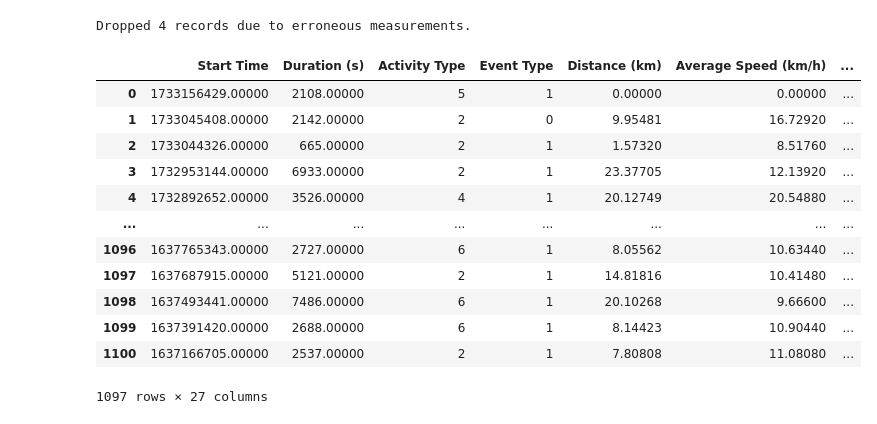
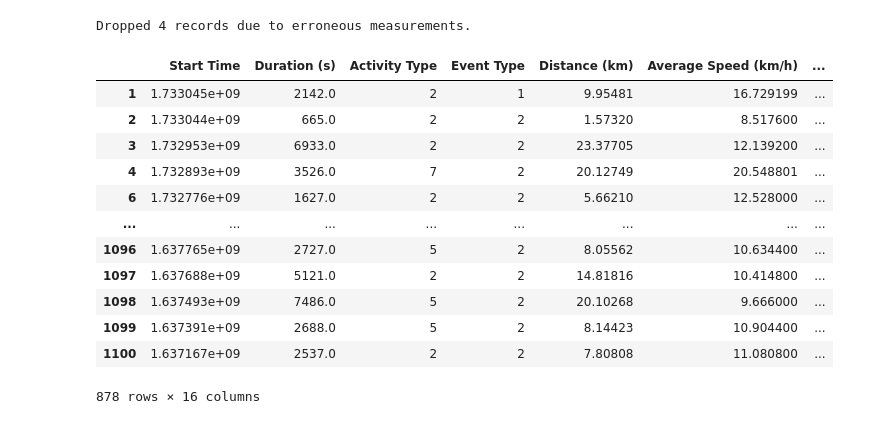
Before and after one commit to fkuper/running-time-predictor, a Jupyter notebook: running_time_predictor.ipynb, the cells around one changed output. Saved outputs shown, nothing was run; the diff lists cells and outputs as text; code cells hidden in the pictures.

```diff
--- a/running_time_predictor.ipynb
+++ b/running_time_predictor.ipynb
@@ -40,60 +40,49 @@ for index, event_type in enumerate(event_types):
     event_type_to_int[event_type] = index
 # %%
 from datetime import timezone, datetime
-from sklearn import preprocessing
 
 # do any conversions that are required for feeding the data into our model
 
 # convert duration column to total seconds
 df['Duration (h:m:s)'] = df['Duration (h:m:s)'].apply(lambda td: td.total_seconds())
 df.rename(columns={'Duration (h:m:s)': 'Duration (s)'}, inplace=True)
 
 # convert string columns into numbers
 df['Activity Type'] = df['Activity Type'].apply(lambda act: activity_type_to_int[act])
 df['Event Type'] = df['Event Type'].apply(lambda evt: event_type_to_int[evt])
 
 # convert Start Time to UTC timestamp
 df['Start Time'] = df['Start Time'].apply(lambda dt: dt.replace(tzinfo=timezone.utc).timestamp())
 
 # fill all NaN values with a 0
 df.fillna(0, inplace=True)
 
-# dropping End Time column since it is not relevant for training the model
-df.drop(columns='End Time', inplace=True)
+# dropping columns irrelevant to training the model
+columns_to_drop = ['Min. Temp (°C)', 'Max. Temp (°C)', 'Stride Length', 'Steps',
+                   'Avg. Cadence (rpm)', 'Max. Cadence (rpm)', 'Avg. Run Cadence', 'Max. Run Cadence',
+                   'VO2max', 'Aerobic Training Effect', 'Anaerobic Training Effect', 'End Time']
+df.drop(columns=columns_to_drop, inplace=True)
 
-# TODO: scale / normalize data
-# .pct_change()?
-# use sklearn preprocessing for this
-
-for column in df.columns:
-    if column == 'Duration (s)':
-        continue
-    #df[column] = df[column].pct_change()
-    #df.dropna(inplace=True)
-    #df[column] = preprocessing.scale(df[column].values)
-
-# menge an dimensionen reduzieren
-# spalten herausnehmen, die oft 0 sind?
-# ausprobieren und schauen
-
-# aktuellen stand festhalten + dokumentieren
-# für die präsentation
+# dropping rows with specific activity types since they are not interesting for training
+activity_types_to_drop = [activity_type_to_int['Other'], activity_type_to_int['Transition'],
+                          activity_type_to_int['Walking'], activity_type_to_int['Strength Training']]
+df = df[~df['Activity Type'].isin(activity_types_to_drop)]
 
 df
 # %% [output]
 |  | Start Time | Duration (s) | Activity Type | Event Type | Distance (km) | Average Speed (km/h) | ... |
-| 0 | 1733156429.00000 | 2108.00000 | 5 | 1 | 0.00000 | 0.00000 | ... |
-| 1 | 1733045408.00000 | 2142.00000 | 2 | 0 | 9.95481 | 16.72920 | ... |
-| 2 | 1733044326.00000 | 665.00000 | 2 | 1 | 1.57320 | 8.51760 | ... |
-| 3 | 1732953144.00000 | 6933.00000 | 2 | 1 | 23.37705 | 12.13920 | ... |
-| 4 | 1732892652.00000 | 3526.00000 | 4 | 1 | 20.12749 | 20.54880 | ... |
+| 1 | 1.733045e+09 | 2142.0 | 2 | 1 | 9.95481 | 16.729199 | ... |
+| 2 | 1.733044e+09 | 665.0 | 2 | 2 | 1.57320 | 8.517600 | ... |
+| 3 | 1.732953e+09 | 6933.0 | 2 | 2 | 23.37705 | 12.139200 | ... |
+| 4 | 1.732893e+09 | 3526.0 | 7 | 2 | 20.12749 | 20.548801 | ... |
+| 6 | 1.732776e+09 | 1627.0 | 2 | 2 | 5.66210 | 12.528000 | ... |
 | ... | ... | ... | ... | ... | ... | ... | ... |
-| 1096 | 1637765343.00000 | 2727.00000 | 6 | 1 | 8.05562 | 10.63440 | ... |
-| 1097 | 1637687915.00000 | 5121.00000 | 2 | 1 | 14.81816 | 10.41480 | ... |
-| 1098 | 1637493441.00000 | 7486.00000 | 6 | 1 | 20.10268 | 9.66600 | ... |
-| 1099 | 1637391420.00000 | 2688.00000 | 6 | 1 | 8.14423 | 10.90440 | ... |
-| 1100 | 1637166705.00000 | 2537.00000 | 2 | 1 | 7.80808 | 11.08080 | ... |
+| 1096 | 1.637765e+09 | 2727.0 | 5 | 2 | 8.05562 | 10.634400 | ... |
+| 1097 | 1.637688e+09 | 5121.0 | 2 | 2 | 14.81816 | 10.414800 | ... |
+| 1098 | 1.637493e+09 | 7486.0 | 5 | 2 | 20.10268 | 9.666000 | ... |
+| 1099 | 1.637391e+09 | 2688.0 | 5 | 2 | 8.14423 | 10.904400 | ... |
+| 1100 | 1.637167e+09 | 2537.0 | 2 | 2 | 7.80808 | 11.080800 | ... |
-1097 rows × 27 columns
+878 rows × 16 columns
 # %%
 # getting all 10km races
 ten_k_races = df.loc[
```
Also changed, not shown: parts of 7 cells of this notebook, 1 other file.
